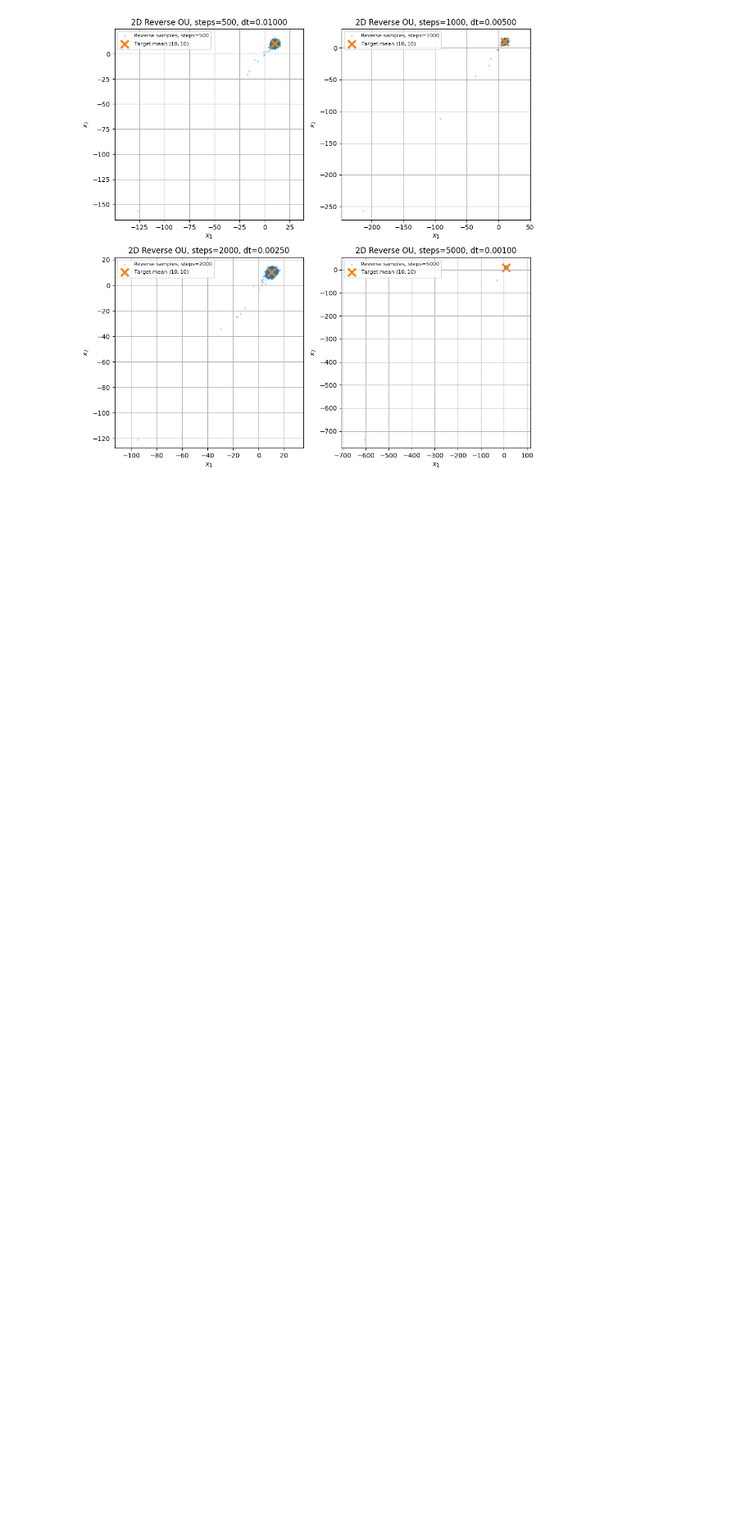
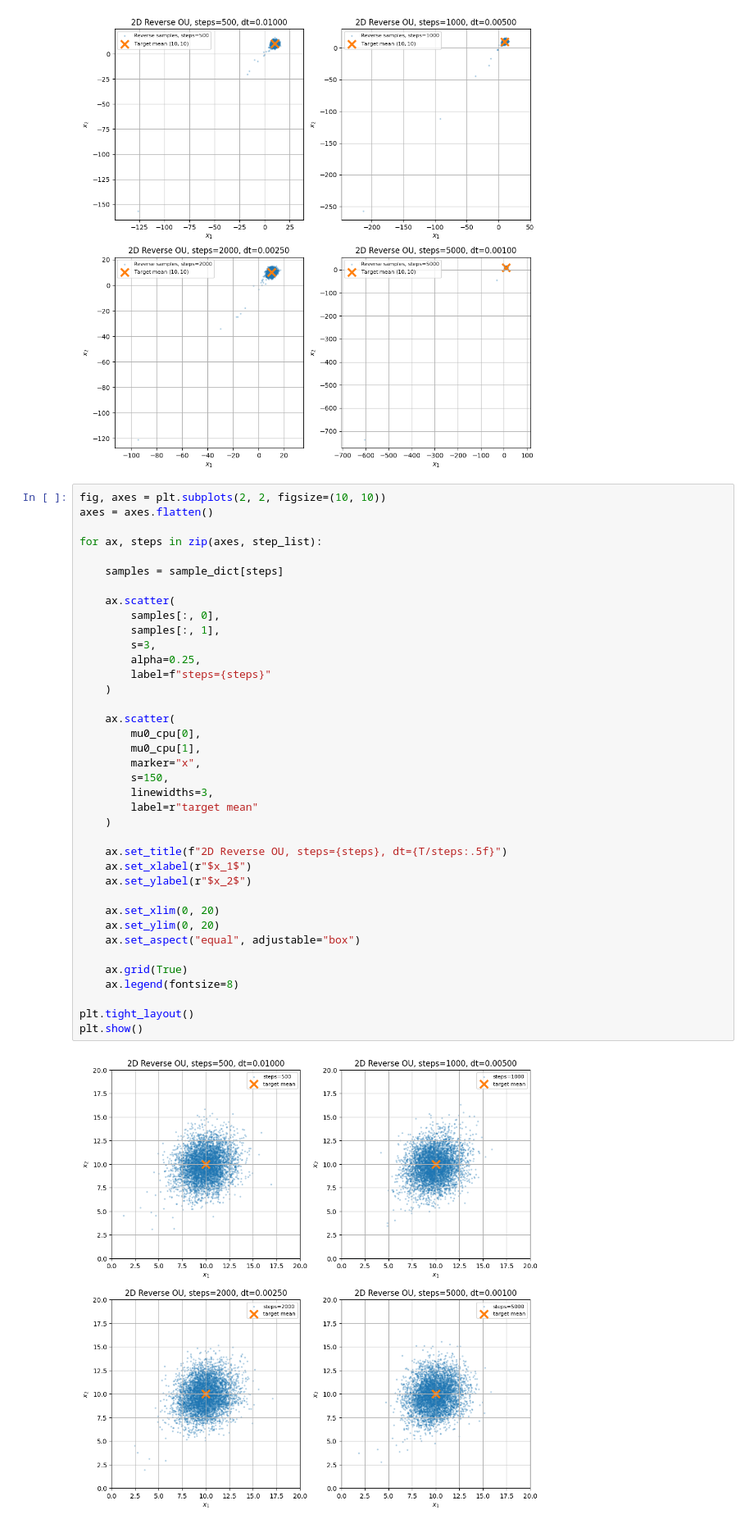
Before and after one commit to XuanWeiWang-999/2025Autumn_ML-project-DiffusionModel_02, a Jupyter notebook: 20260616_code/2D-OU_stepDeltaT=5.ipynb, the cells around one changed output. Shown at 82% size. Cells and saved outputs as stored; diff of their text form; blank space fills up the shorter version.

```diff
--- a/20260616_code/2D-OU_stepDeltaT=5.ipynb
+++ b/20260616_code/2D-OU_stepDeltaT=5.ipynb
@@ -709,3 +709,43 @@ plt.show()
 | 2 | 2000 | 0.0025 | 5.0 | 1.0 | 9.834844 | 9.831039 | 2.329943 | 2.679337 | 0.236272 | ... |
 | 3 | 5000 | 0.0010 | 5.0 | 1.0 | 9.736258 | 9.694523 | 8.843886 | 10.695278 | 0.403579 | ... |
 [figure]
+# %%
+fig, axes = plt.subplots(2, 2, figsize=(10, 10))
+axes = axes.flatten()
+
+for ax, steps in zip(axes, step_list):
+
+    samples = sample_dict[steps]
+
+    ax.scatter(
+        samples[:, 0],
+        samples[:, 1],
+        s=3,
+        alpha=0.25,
+        label=f"steps={steps}"
+    )
+
+    ax.scatter(
+        mu0_cpu[0],
+        mu0_cpu[1],
+        marker="x",
+        s=150,
+        linewidths=3,
+        label=r"target mean"
+    )
+
+    ax.set_title(f"2D Reverse OU, steps={steps}, dt={T/steps:.5f}")
+    ax.set_xlabel(r"$x_1$")
+    ax.set_ylabel(r"$x_2$")
+
+    ax.set_xlim(0, 20)
+    ax.set_ylim(0, 20)
+    ax.set_aspect("equal", adjustable="box")
+
+    ax.grid(True)
+    ax.legend(fontsize=8)
+
+plt.tight_layout()
+plt.show()
+# %% [output]
+[figure, added]
```
Also changed, not shown: parts of 2 cells of this notebook, 1 other file.
